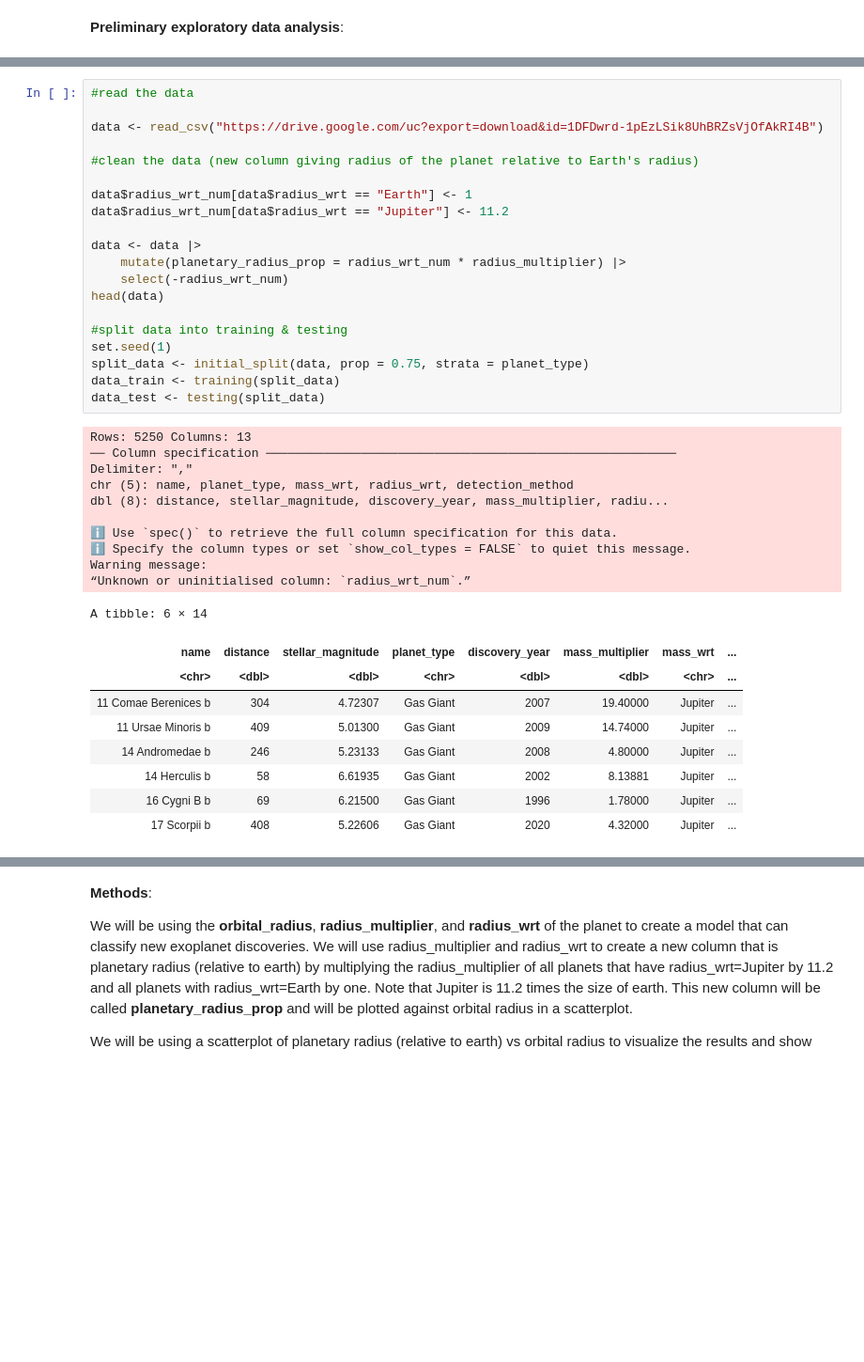
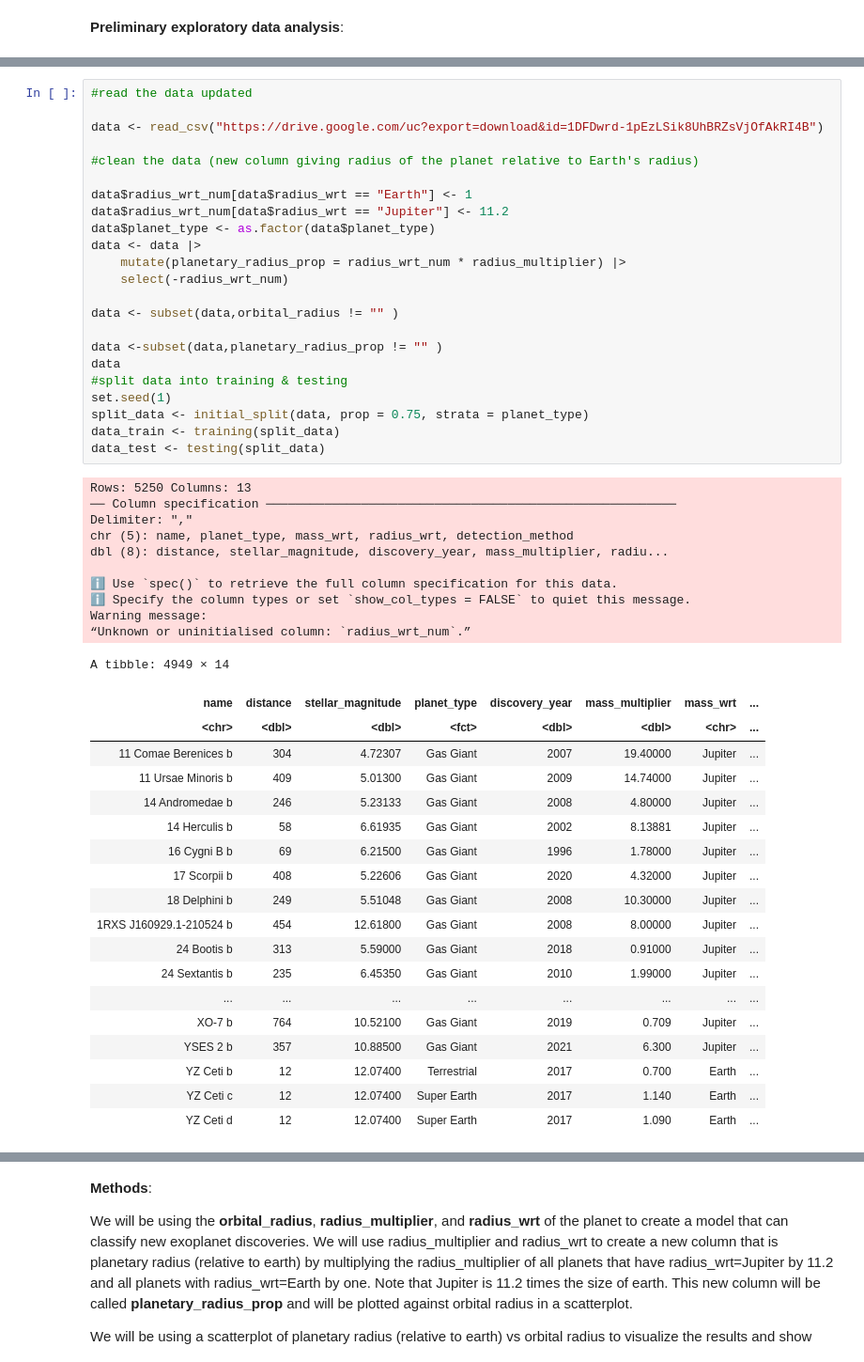
Before and after one commit to karembryo/dsci-project, a Jupyter notebook: group_43_project_report.ipynb, the cells around one changed output, grey strips where cells are left out. Shown at 94% size. Cells and saved outputs as stored; diff of their text form; blank space fills up the shorter version.

```diff
--- a/group_43_project_report.ipynb
+++ b/group_43_project_report.ipynb
@@ -13,42 +31,55 @@ library(repr)
 # %%
-#read the data
+#read the data updated
 
 data <- read_csv("https://drive.google.com/uc?export=download&id=1DFDwrd-1pEzLSik8UhBRZsVjOfAkRI4B")
 
 #clean the data (new column giving radius of the planet relative to Earth's radius)
 
 data$radius_wrt_num[data$radius_wrt == "Earth"] <- 1
 data$radius_wrt_num[data$radius_wrt == "Jupiter"] <- 11.2
-
+data$planet_type <- as.factor(data$planet_type)
 data <- data |>
     mutate(planetary_radius_prop = radius_wrt_num * radius_multiplier) |>
     select(-radius_wrt_num)
-head(data)
 
+data <- subset(data,orbital_radius != "" )
+
+data <-subset(data,planetary_radius_prop != "" )
+data
 #split data into training & testing
 set.seed(1)
 split_data <- initial_split(data, prop = 0.75, strata = planet_type)
 data_train <- training(split_data)
 data_test <- testing(split_data)
 # %% [output]
 Rows: 5250 Columns: 13
 ── Column specification ────────────────────────────────────────────────────────
 Delimiter: ","
 chr (5): name, planet_type, mass_wrt, radius_wrt, detection_method
 dbl (8): distance, stellar_magnitude, discovery_year, mass_multiplier, radiu...
 
 ℹ Use `spec()` to retrieve the full column specification for this data.
 ℹ Specify the column types or set `show_col_types = FALSE` to quiet this message.
 Warning message:
 “Unknown or uninitialised column: `radius_wrt_num`.”
-A tibble: 6 × 14
+A tibble: 4949 × 14
 | name | distance | stellar_magnitude | planet_type | discovery_year | mass_multiplier | mass_wrt | ... |
-| <chr> | <dbl> | <dbl> | <chr> | <dbl> | <dbl> | <chr> | ... |
+| <chr> | <dbl> | <dbl> | <fct> | <dbl> | <dbl> | <chr> | ... |
 | 11 Comae Berenices b | 304 | 4.72307 | Gas Giant | 2007 | 19.40000 | Jupiter | ... |
 | 11 Ursae Minoris b | 409 | 5.01300 | Gas Giant | 2009 | 14.74000 | Jupiter | ... |
 | 14 Andromedae b | 246 | 5.23133 | Gas Giant | 2008 | 4.80000 | Jupiter | ... |
 | 14 Herculis b | 58 | 6.61935 | Gas Giant | 2002 | 8.13881 | Jupiter | ... |
 | 16 Cygni B b | 69 | 6.21500 | Gas Giant | 1996 | 1.78000 | Jupiter | ... |
 | 17 Scorpii b | 408 | 5.22606 | Gas Giant | 2020 | 4.32000 | Jupiter | ... |
+| 18 Delphini b | 249 | 5.51048 | Gas Giant | 2008 | 10.30000 | Jupiter | ... |
+| 1RXS J160929.1-210524 b | 454 | 12.61800 | Gas Giant | 2008 | 8.00000 | Jupiter | ... |
+| 24 Bootis b | 313 | 5.59000 | Gas Giant | 2018 | 0.91000 | Jupiter | ... |
+| 24 Sextantis b | 235 | 6.45350 | Gas Giant | 2010 | 1.99000 | Jupiter | ... |
+| ... | ... | ... | ... | ... | ... | ... | ... |
+| XO-7 b | 764 | 10.52100 | Gas Giant | 2019 | 0.709 | Jupiter | ... |
+| YSES 2 b | 357 | 10.88500 | Gas Giant | 2021 | 6.300 | Jupiter | ... |
+| YZ Ceti b | 12 | 12.07400 | Terrestrial | 2017 | 0.700 | Earth | ... |
+| YZ Ceti c | 12 | 12.07400 | Super Earth | 2017 | 1.140 | Earth | ... |
+| YZ Ceti d | 12 | 12.07400 | Super Earth | 2017 | 1.090 | Earth | ... |
 # %%
 #summarize data
```
Also changed, not shown: parts of 5 cells of this notebook.
